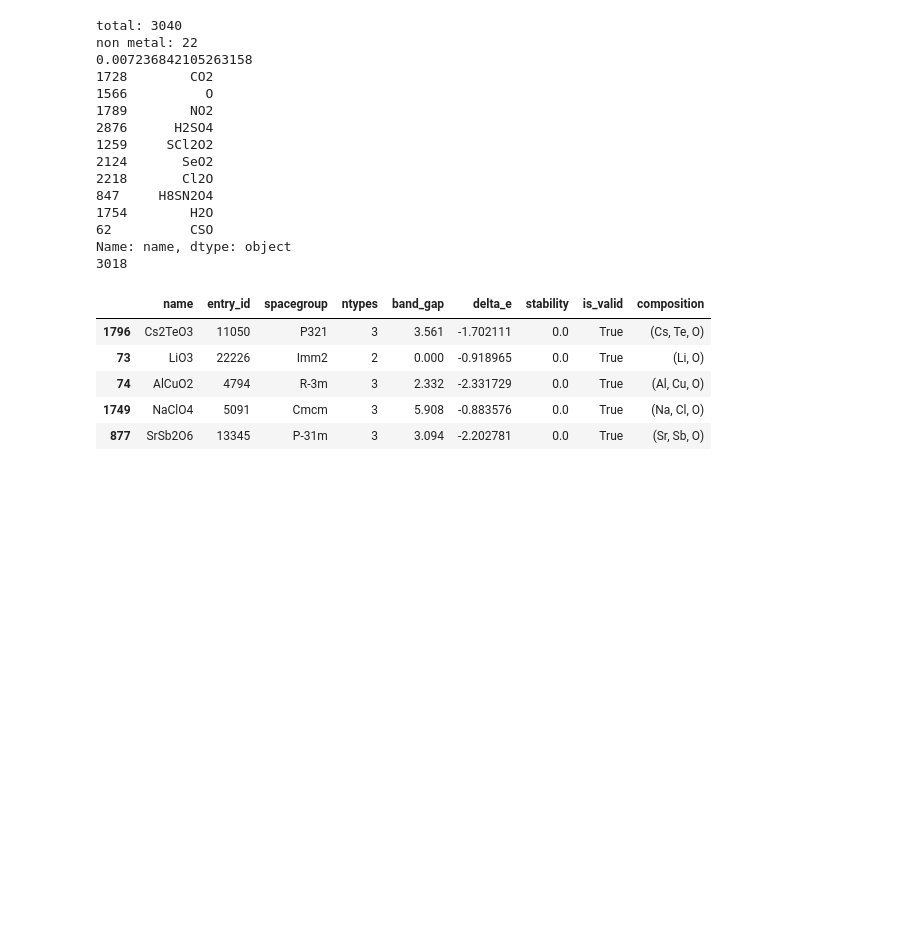
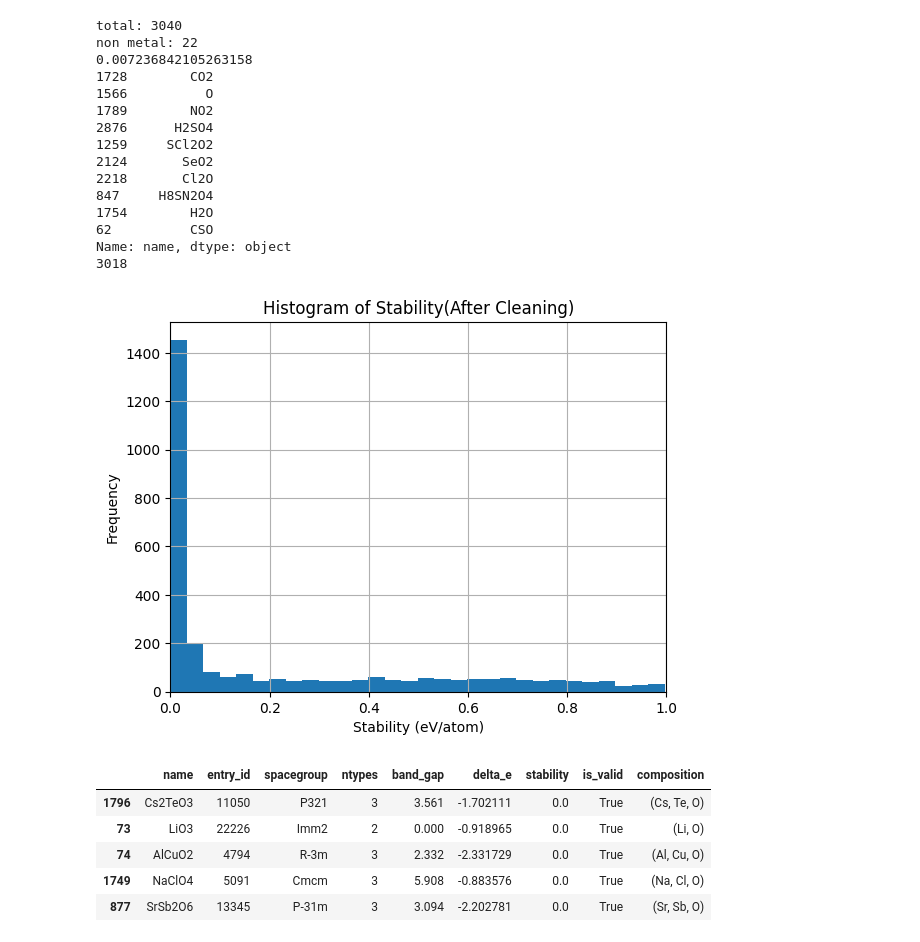
Before and after one commit to zhangyue030/ML4MSD-HW-YueZ, a Jupyter notebook: final project/ML_pipeline_fixed2.ipynb, the cells around one changed output. Drawn from its saved outputs; the diff is of its cells as text; code cells hidden in the pictures; blank space fills up the shorter version.

```diff
--- a/final project/ML_pipeline_fixed2.ipynb
+++ b/final project/ML_pipeline_fixed2.ipynb
@@ -103,6 +113,16 @@ non metal: 22
 62          CSO
 Name: name, dtype: object
 3018
+# %%
+import matplotlib.pyplot as plt
+df_clean['stability'].hist(bins=30)
+plt.xlabel('Stability (eV/atom)')
+plt.ylabel('Frequency')
+plt.title('Histogram of Stability(After Cleaning)')
+plt.xlim(0,1)
+plt.show()
+# %% [output]
+[figure, added]
 # %%
 from pymatgen.core import Composition
 df_comp = df_clean.copy()
```
Also changed, not shown: parts of 3 cells of this notebook, 53 other files.
